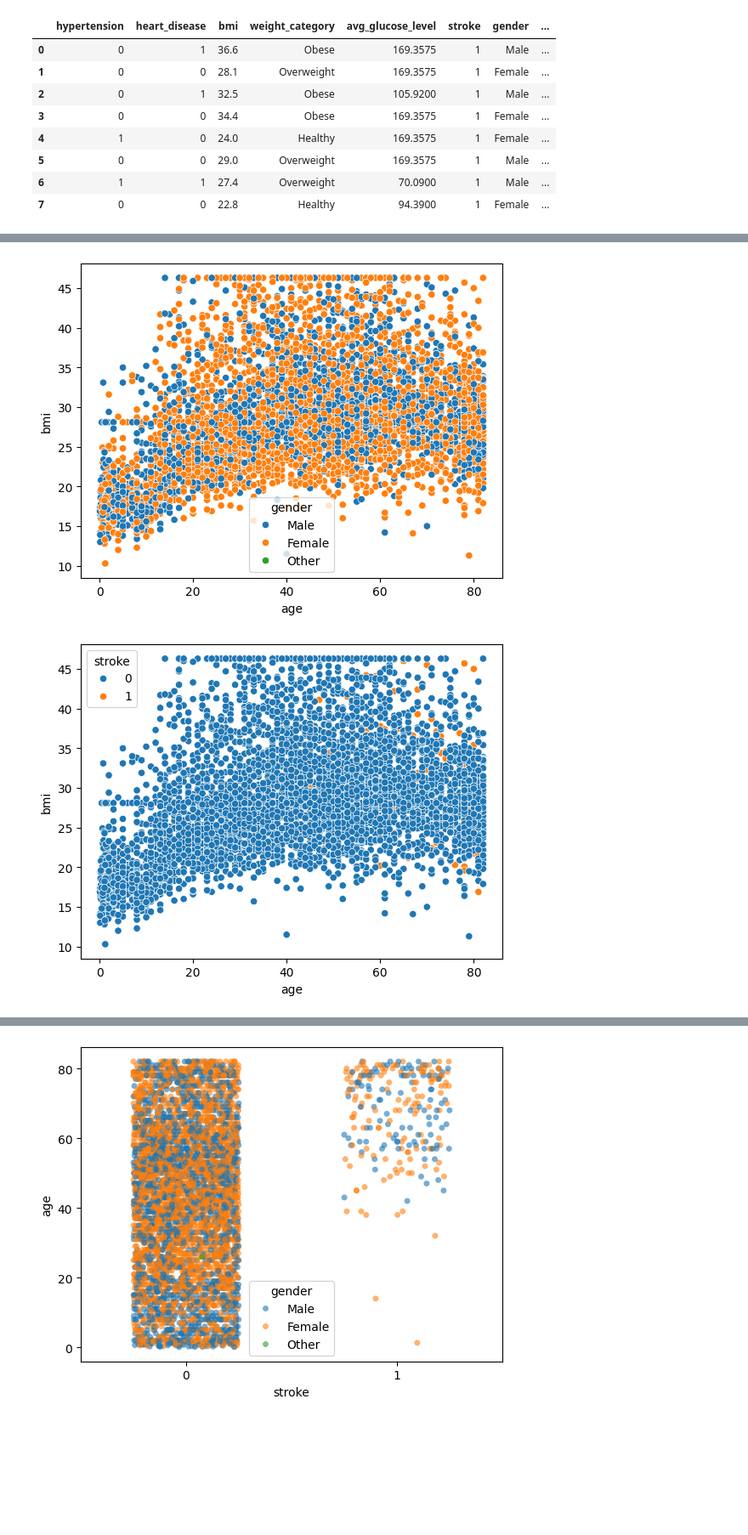
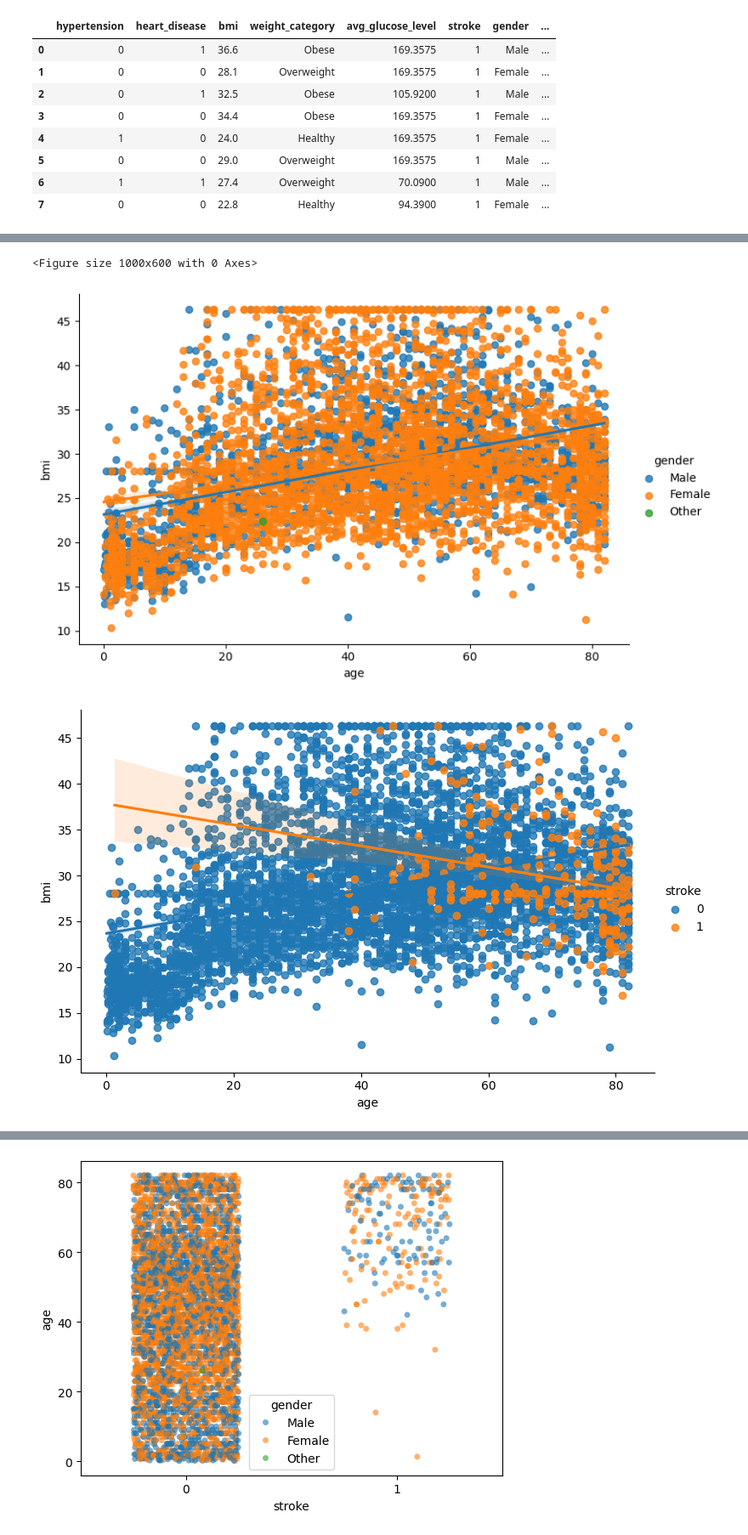
Before and after one commit to Lailah-Idrees/DA2_Assessment, a Jupyter notebook: jupyter_notebooks/Data_Visualisation.ipynb, the cells around one changed output, grey strips where cells are left out. Shown at 85% size. Cells and saved outputs as stored; diff of their text form; code cells hidden in the pictures; blank space fills up the shorter version.

```diff
--- a/jupyter_notebooks/Data_Visualisation.ipynb
+++ b/jupyter_notebooks/Data_Visualisation.ipynb
@@ -194,10 +184,11 @@ plt.show()
-# %%
-sns.scatterplot(data=df, y='bmi', x='age', hue='gender')
-plt.show()
-# %% [output]
-[figure, removed]
-# %%
-sns.scatterplot(data=df, y='bmi', x='age', hue='stroke')
-plt.show()
-# %% [output]
-[figure, removed]
+# %%
+plt.figure(figsize=(10,6))
+sns.lmplot(data=df, x='age', y='bmi', hue='gender', height=5, aspect=1.5)
+sns.lmplot(data=df, x='age', y='bmi', hue='stroke', height=5, aspect=1.5)
+sns.lmplot(data=df, x='age', y='bmi', hue='hypertension', height=5, aspect=1.5)
+sns.lmplot(data=df, x='age', y='bmi', hue='heart_disease', height=5, aspect=1.5)
+plt.show()
+# %% [output]
+<Figure size 1000x600 with 0 Axes>
+[figure, added]
+[figure, added]
```
Also changed, not shown: parts of 5 cells of this notebook.
